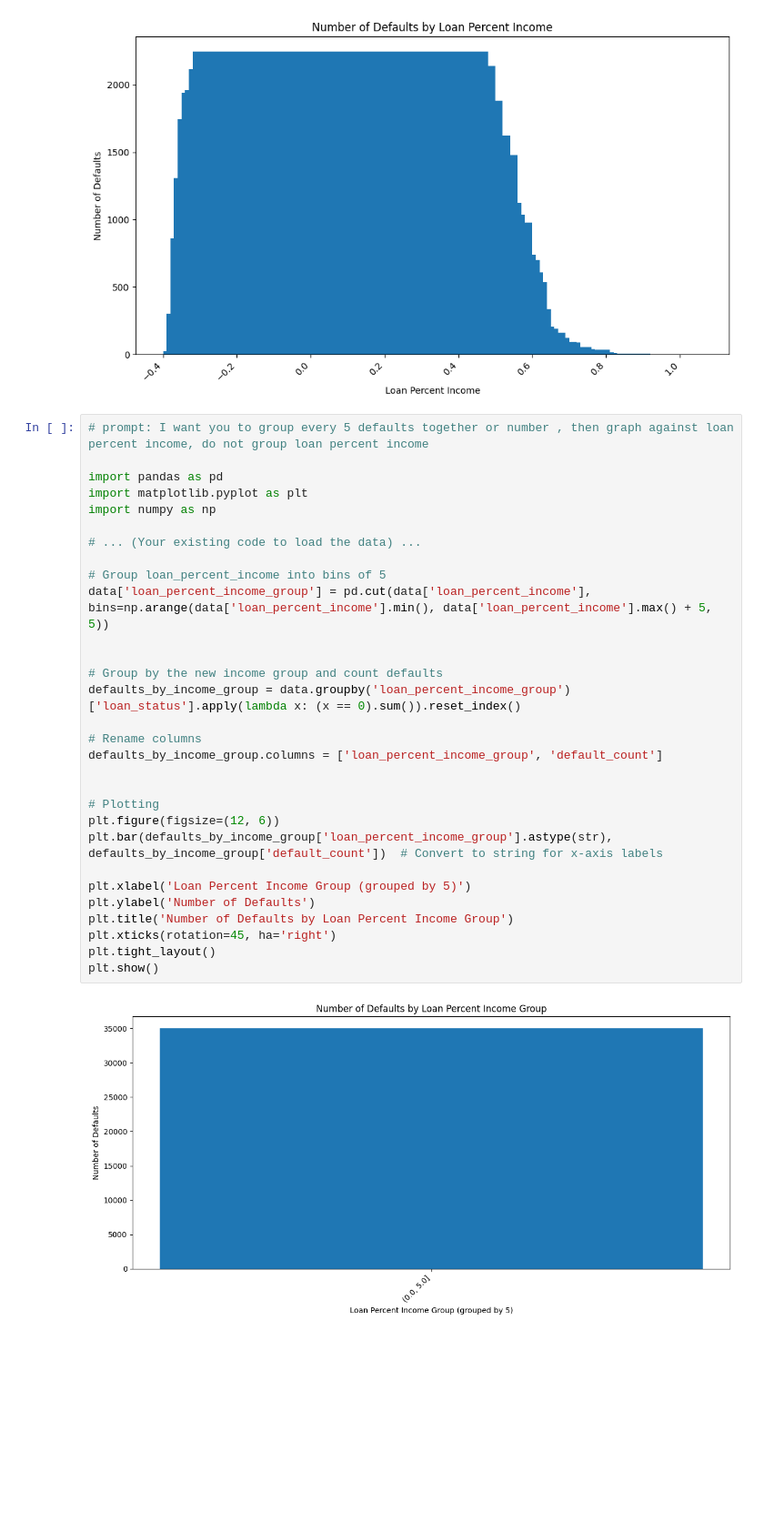
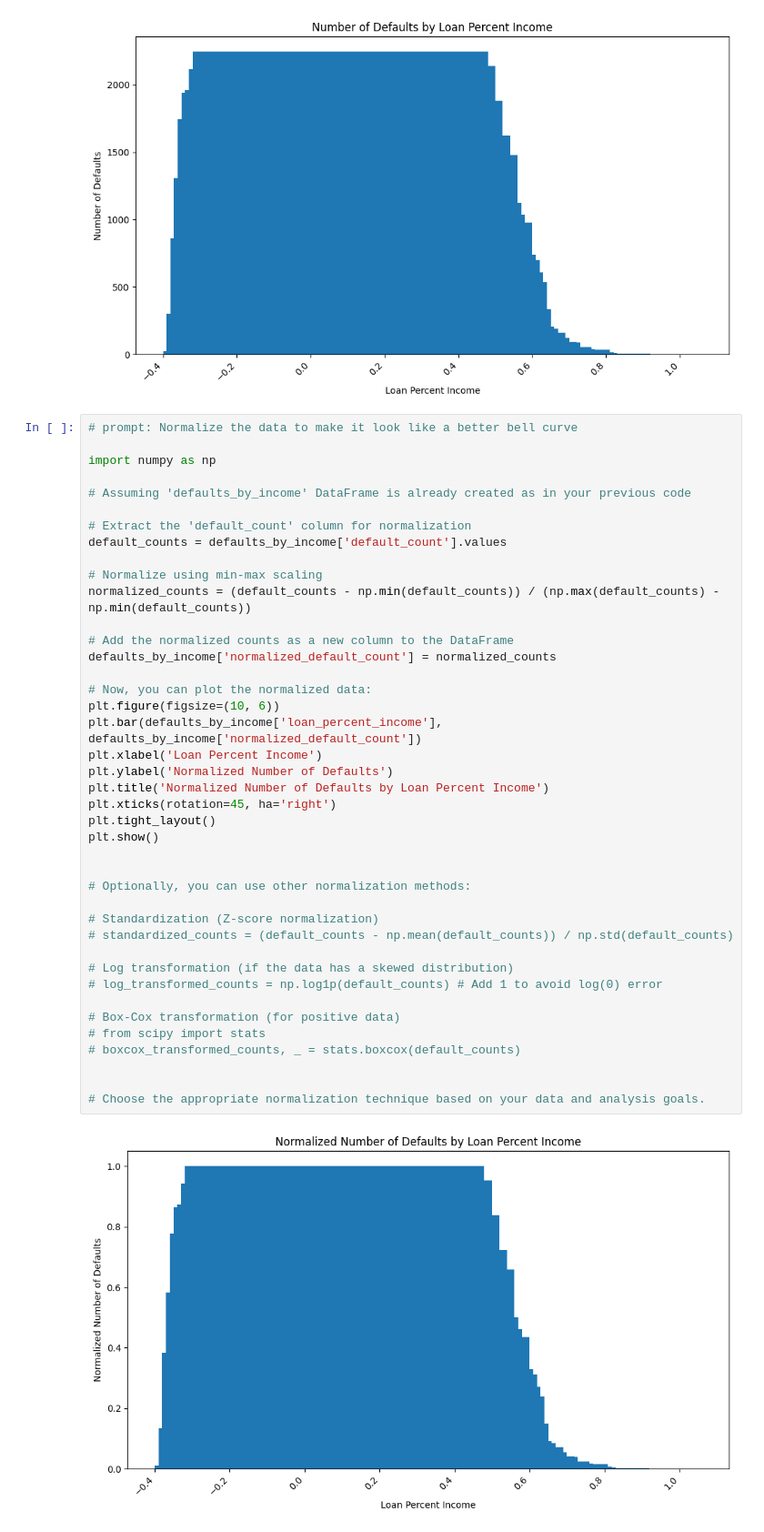
Before and after one commit to Number1MarsMan/googleColabProjects, a Jupyter notebook: Engineering-Ethan.ipynb, the cells around one changed output. Shown at 91% size. Drawn from its saved outputs; the diff is of its cells as text; blank space fills up the shorter version.

```diff
--- a/Engineering-Ethan.ipynb
+++ b/Engineering-Ethan.ipynb
@@ -74,35 +72,46 @@ plt.tight_layout() # Adjust layout to prevent labels from overlapping
 plt.show()
 # %% [output]
 [figure]
-# %%
-# prompt: I want you to group every 5 defaults together or number , then graph against loan percent income, do not group loan percent income
-
-import pandas as pd
-import matplotlib.pyplot as plt
-import numpy as np
-
-# ... (Your existing code to load the data) ...
-
-# Group loan_percent_income into bins of 5
-data['loan_percent_income_group'] = pd.cut(data['loan_percent_income'], bins=np.arange(data['loan_percent_income'].min(), data['loan_percent_income'].max() + 5, 5))
-
-
-# Group by the new income group and count defaults
-defaults_by_income_group = data.groupby('loan_percent_income_group')['loan_status'].apply(lambda x: (x == 0).sum()).reset_index()
-
-# Rename columns
-defaults_by_income_group.columns = ['loan_percent_income_group', 'default_count']
-
-
-# Plotting
-plt.figure(figsize=(12, 6))
-plt.bar(defaults_by_income_group['loan_percent_income_group'].astype(str), defaults_by_income_group['default_count'])  # Convert to string for x-axis labels
-
-plt.xlabel('Loan Percent Income Group (grouped by 5)')
-plt.ylabel('Number of Defaults')
-plt.title('Number of Defaults by Loan Percent Income Group')
-plt.xticks(rotation=45, ha='right')
-plt.tight_layout()
-plt.show()
-# %% [output]
-[figure, removed]
+# %%
+# prompt: Normalize the data to make it look like a better bell curve
+
+import numpy as np
+
+# Assuming 'defaults_by_income' DataFrame is already created as in your previous code
+
+# Extract the 'default_count' column for normalization
+default_counts = defaults_by_income['default_count'].values
+
+# Normalize using min-max scaling
+normalized_counts = (default_counts - np.min(default_counts)) / (np.max(default_counts) - np.min(default_counts))
+
+# Add the normalized counts as a new column to the DataFrame
+defaults_by_income['normalized_default_count'] = normalized_counts
+
+# Now, you can plot the normalized data:
+plt.figure(figsize=(10, 6))
+plt.bar(defaults_by_income['loan_percent_income'], defaults_by_income['normalized_default_count'])
+plt.xlabel('Loan Percent Income')
+plt.ylabel('Normalized Number of Defaults')
+plt.title('Normalized Number of Defaults by Loan Percent Income')
+plt.xticks(rotation=45, ha='right')
+plt.tight_layout()
+plt.show()
+
+
+# Optionally, you can use other normalization methods:
+
+# Standardization (Z-score normalization)
+# standardized_counts = (default_counts - np.mean(default_counts)) / np.std(default_counts)
+
+# Log transformation (if the data has a skewed distribution)
+# log_transformed_counts = np.log1p(default_counts) # Add 1 to avoid log(0) error
+
+# Box-Cox transformation (for positive data)
+# from scipy import stats
+# boxcox_transformed_counts, _ = stats.boxcox(default_counts)
+
+
+# Choose the appropriate normalization technique based on your data and analysis goals.
+# %% [output]
+[figure, added]
```
Also changed, not shown: parts of 2 cells of this notebook.
